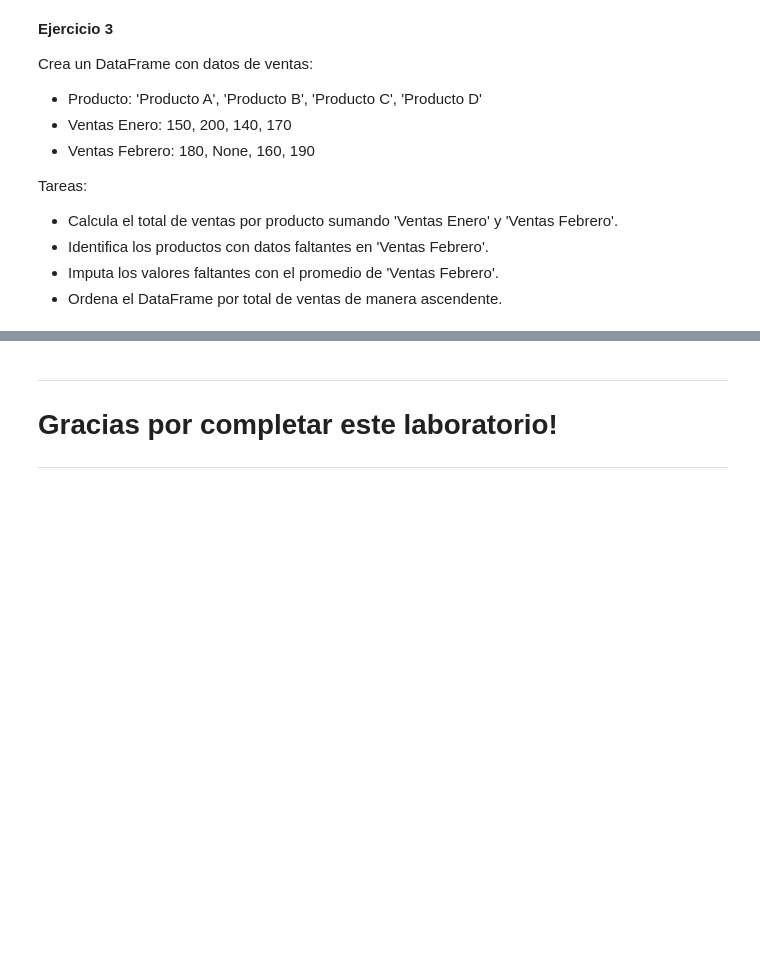
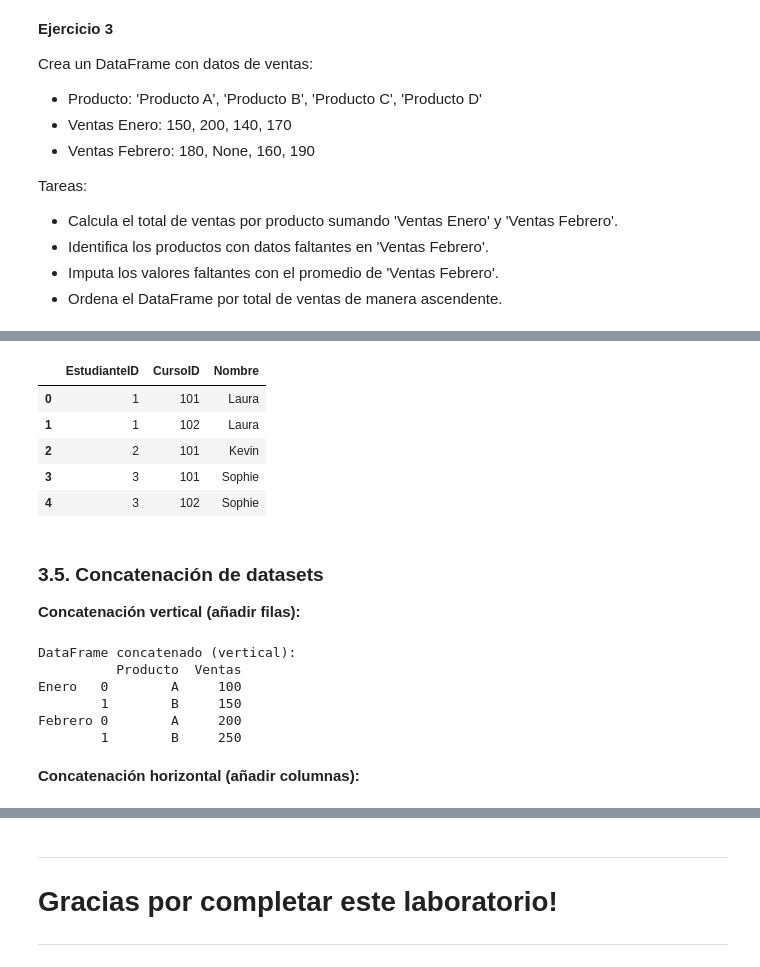
Before and after one commit to hvu88/Programacion_101, a Jupyter notebook: 01_Introduccion_a_Python/07_Manipulación_de_Datos_con_Pandas.ipynb, the cells around one changed output, grey strips where cells are left out. Drawn from its saved outputs; the diff is of its cells as text; code cells hidden in the pictures; blank space fills up the shorter version.

```diff
--- a/01_Introduccion_a_Python/07_Manipulación_de_Datos_con_Pandas.ipynb
+++ b/01_Introduccion_a_Python/07_Manipulación_de_Datos_con_Pandas.ipynb
@@ -745,0 +376,29 @@ Tareas:
+# %%
+# DataFrame de estudiantes
+df_estudiantes = pd.DataFrame({
+    'EstudianteID': [1, 2, 3],
+    'Nombre': ['Laura', 'Kevin', 'Sophie']
+})
+
+# DataFrame de cursos
+df_cursos = pd.DataFrame({
+    'CursoID': [101, 102],
+    'Curso': ['Matemáticas', 'Ciencias']
+})
+
+# DataFrame de inscripciones
+df_inscripciones = pd.DataFrame({
+    'EstudianteID': [1, 1, 2, 3, 3],
+    'CursoID': [101, 102, 101, 101, 102]
+})
+print(f'Estudiantes \n {df_estudiantes}')
+print()
+print(f'Cursos \n {df_cursos}')
+print()
+print(f'Inscripciones \n {df_inscripciones}')
+
+# Combinar los DataFrames
+df_full = pd.merge(pd.merge(df_inscripciones, df_estudiantes, on='EstudianteID'),
+                   df_cursos, on='CursoID')
+print("\nDataFrame combinado (muchos a muchos):")
+print(df_full)
@@ -745,0 +423,40 @@ Tareas:
+# %%
+df_inscripciones_temp = pd.merge(df_inscripciones, df_estudiantes, on='EstudianteID', how='left')
+df_inscripciones_final = pd.merge(df_inscripciones_temp, df_cursos, on='CursoID', how='left')
+df_inscripciones_temp
+# %% [output]
+|  | EstudianteID | CursoID | Nombre |
+| 0 | 1 | 101 | Laura |
+| 1 | 1 | 102 | Laura |
+| 2 | 2 | 101 | Kevin |
+| 3 | 3 | 101 | Sophie |
+| 4 | 3 | 102 | Sophie |
+# %% [markdown]
+### 3.5. Concatenación de datasets
+
+**Concatenación vertical (añadir filas):**
+# %%
+# DataFrames de ventas de dos meses
+df_enero = pd.DataFrame({
+    'Producto': ['A', 'B'],
+    'Ventas': [100, 150]
+})
+
+df_febrero = pd.DataFrame({
+    'Producto': ['A', 'B'],
+    'Ventas': [200, 250]
+})
+
+# Concatenar los DataFrames
+df_ventas = pd.concat([df_enero, df_febrero], keys=['Enero', 'Febrero'])
+print("\nDataFrame concatenado (vertical):")
+print(df_ventas)
+# %% [output]
+DataFrame concatenado (vertical):
+          Producto  Ventas
+Enero   0        A     100
+        1        B     150
+Febrero 0        A     200
+        1        B     250
+# %% [markdown]
+**Concatenación horizontal (añadir columnas):**
```
Also changed, not shown: parts of 80 cells of this notebook.
